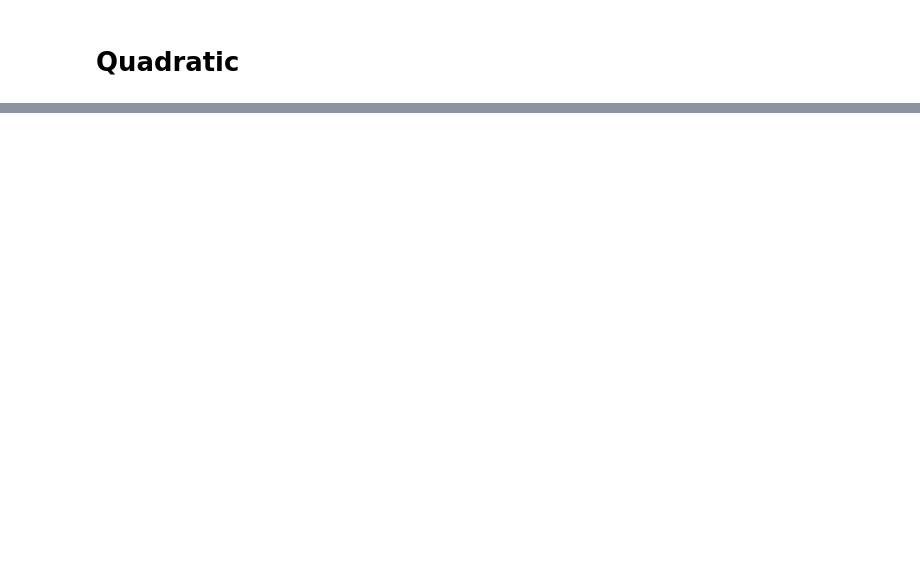
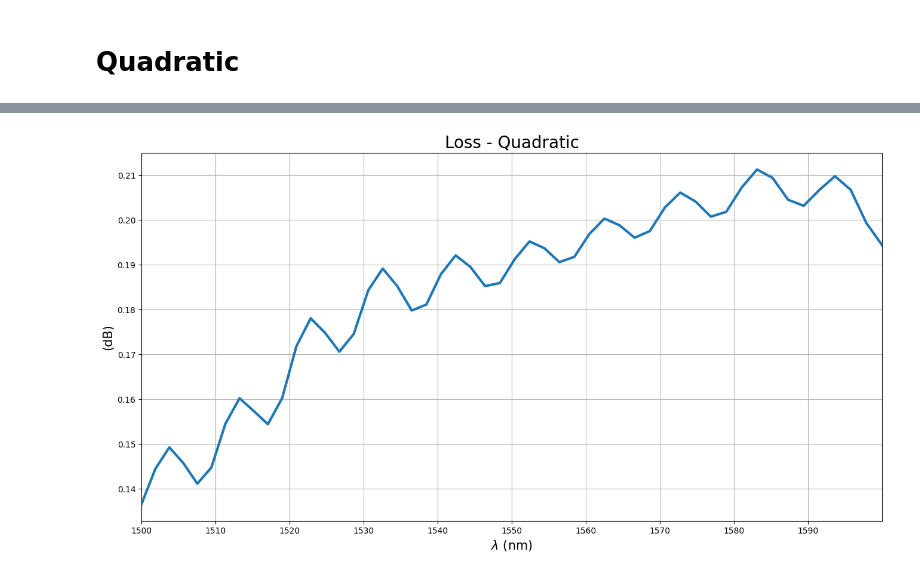
Before and after one commit to Leoopessoa/Edge-Coupler, a Jupyter notebook: Simulation/Components Assembly.ipynb, the cells around one changed output, grey strips where cells are left out. Cells and saved outputs as stored; diff of their text form; code cells hidden in the pictures; blank space fills up the shorter version.

```diff
--- a/Simulation/Components Assembly.ipynb
+++ b/Simulation/Components Assembly.ipynb
@@ -709,9 +573,6 @@ lum.set({
 
 #time = (length)/c0*3.5
 #print(time)
-time = 5e-12
-
-span = 5e-6
 
 lum.select('field')
 lum.delete()
@@ -720,6 +581,8 @@ lum.delete()
 lum.select('port')
 lum.delete()
 lum.select('output')
+lum.delete()
+lum.select('mesh')
 lum.delete()
 
 lum.addpower()
@@ -730,21 +593,21 @@ lum.set({
     'y'                               : 0,
     'y span'                          : yspan,
     'name'                            : 'field',
-    'override global monitor settings':1,
-    'frequency points'                : 200
+    'override global monitor settings': 1,
+    'frequency points'                : 51
 })
 
 lum.addpower()
 lum.set('monitor type', '2D X-normal')
 lum.set({
     'z'                               : height/2,
-    'z span'                          : zspan,
+    'z span'                          : 3e-6,
     'x'                               : length + 2e-6,
     'y'                               : 0,
-    'y span'                          : yspan,
+    'y span'                          : 3e-6,
     'name'                            : 'output',
     'override global monitor settings':1,
-    'frequency points'                : 200
+    'frequency points'                : 51
 })
 
 lum.addmode()
@@ -760,7 +623,6 @@ lum.set({
 })
 
 lum.addfdtd()
-lum.set('allow symmetry on all boundaries', 1)
 lum.set({
     'z'               : height/2,
     'z span'          : zspan,
@@ -771,6 +633,24 @@ lum.set({
     'mesh accuracy'   : 2,
     #'y min bc'        : 'Anti-Symmetric',
     'z min bc'        : 'Symmetric',
-    'z max bc'        : 'Symmetric',
     'simulation time' : time
 })
+
+lum.addmesh()
+lum.set({
+    'based on a structure' : 1,
+    'structure'            : 'core',
+    'set equivalent index' : 1,
+    'equivalent x index'   : 5,
+    'equivalent y index'   : 5,
+    'equivalent z index'   : 5,
+    })
+lum.addmesh()
+lum.set({
+    'based on a structure' : 1,
+    'structure'            : 'extension',
+    'set equivalent index' : 1,
+    'equivalent x index'   : 5,
+    'equivalent y index'   : 5,
+    'equivalent z index'   : 5,
+    })
@@ -849,24 +697,26 @@ plt.savefig('../Documentation/Figures/FieldMonitorTM_Quadratic')
 # %%
  # Getting results
 S = lum.getresult('output', 'T')
 
 T = (S['T'])
 Tlog = 10*np.log10(T)
 wavelength = S['lambda']
 
 # Plotting transmission and insertion loss
 
 figure3 = plt.figure(figsize=(16,8))
 
-plt.title('Loss TE Mode - Quadratic', size = 20)
+plt.title('Loss - Quadratic', size = 20)
 
 plt.plot(wavelength*1e9, -Tlog, linewidth = 3)
 plt.xticks(np.arange(1500,1600,10))
 plt.xlim(1500,1600)
 # plt.yticks(np.arange(-3.25, -2.95,0.05))
 # plt.ylim(-3.25,-2.95)
 plt.xlabel('$\lambda$ (nm)', size = 15)
 plt.ylabel('(dB)', size = 15)
 plt.grid()
-plt.savefig('../Documentation/Figures/LossTE_Quadratic')
+plt.savefig('../Documentation/Figures/Loss_Quadratic')
+# %% [output]
+[figure, added]
 # %%
```
Also changed, not shown: parts of 26 cells of this notebook, 22 other files.
